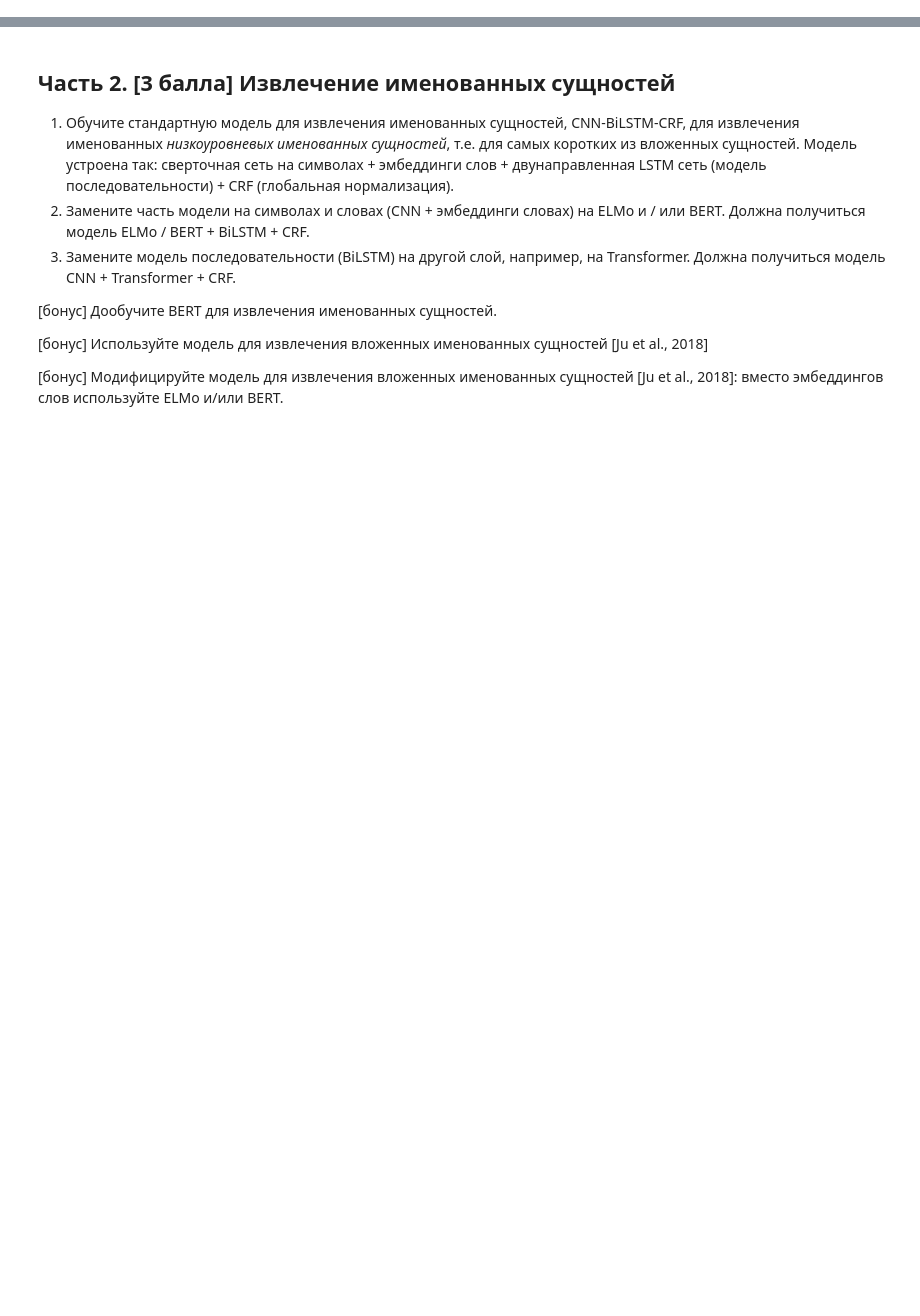
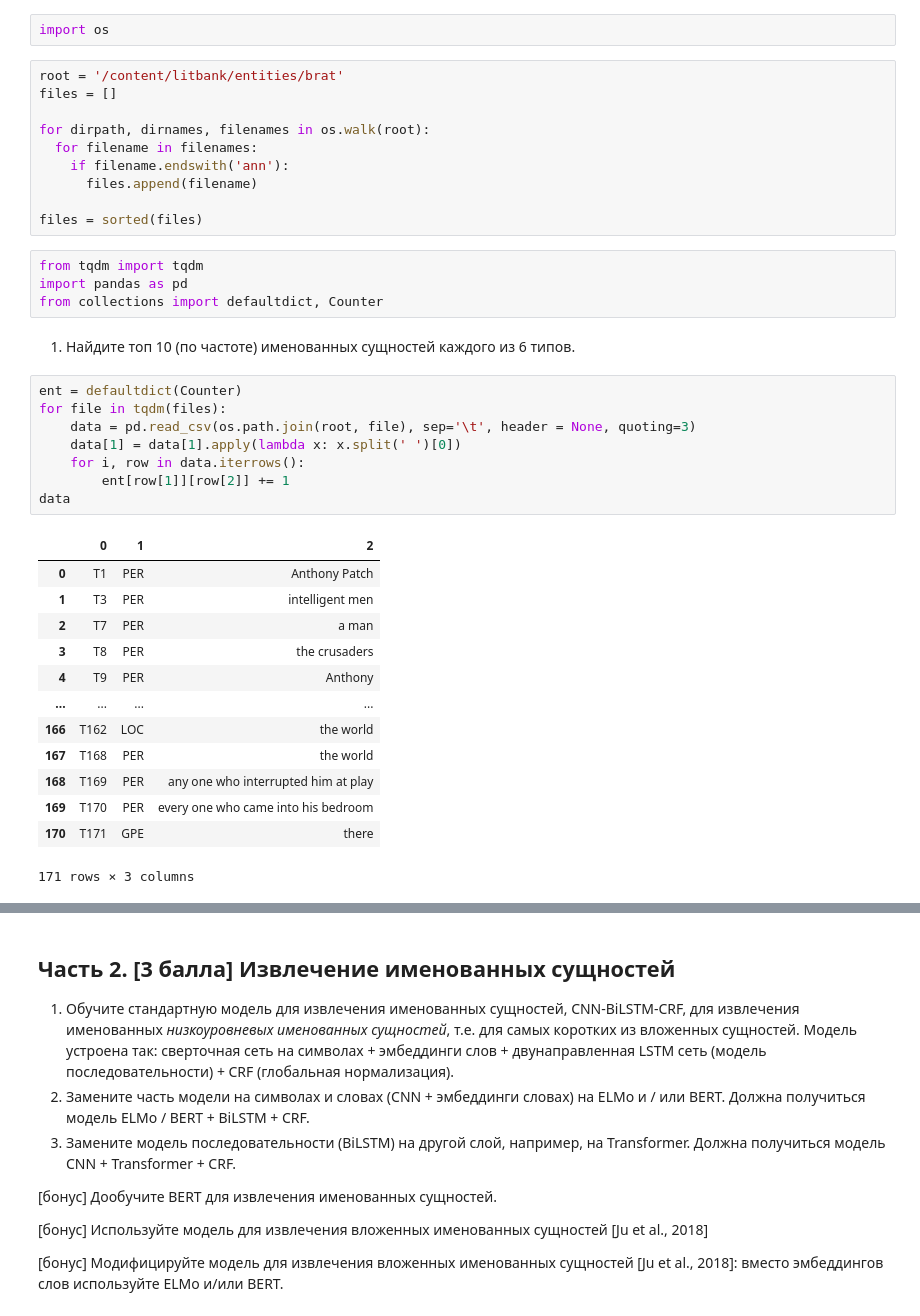
Before and after one commit to MikhailPotter/NLP-course, a Jupyter notebook: hw2/hw2-NER (solution).ipynb, the cells around one changed output, grey strips where cells are left out. Drawn from its saved outputs; the diff is of its cells as text; blank space fills up the shorter version.

```diff
--- a/hw2/hw2-NER (solution).ipynb
+++ b/hw2/hw2-NER (solution).ipynb
@@ -57,0 +60,40 @@ deadline: 14 ноября 2021, 23:59
+# %%
+import os
+# %%
+root = '/content/litbank/entities/brat'
+files = []
+
+for dirpath, dirnames, filenames in os.walk(root):
+  for filename in filenames:
+    if filename.endswith('ann'):
+      files.append(filename)
+
+files = sorted(files)
+# %%
+from tqdm import tqdm
+import pandas as pd
+from collections import defaultdict, Counter
+# %% [markdown]
+1. Найдите топ 10 (по частоте) именованных сущностей каждого из 6 типов.
+# %%
+ent = defaultdict(Counter)
+for file in tqdm(files):
+    data = pd.read_csv(os.path.join(root, file), sep='\t', header = None, quoting=3)
+    data[1] = data[1].apply(lambda x: x.split(' ')[0])
+    for i, row in data.iterrows():
+        ent[row[1]][row[2]] += 1
+data
+# %% [output]
+|  | 0 | 1 | 2 |
+| 0 | T1 | PER | Anthony Patch |
+| 1 | T3 | PER | intelligent men |
+| 2 | T7 | PER | a man |
+| 3 | T8 | PER | the crusaders |
+| 4 | T9 | PER | Anthony |
+| ... | ... | ... | ... |
+| 166 | T162 | LOC | the world |
+| 167 | T168 | PER | the world |
+| 168 | T169 | PER | any one who interrupted him at play |
+| 169 | T170 | PER | every one who came into his bedroom |
+| 170 | T171 | GPE | there |
+171 rows × 3 columns
```
Also changed, not shown: parts of 110 cells of this notebook.
